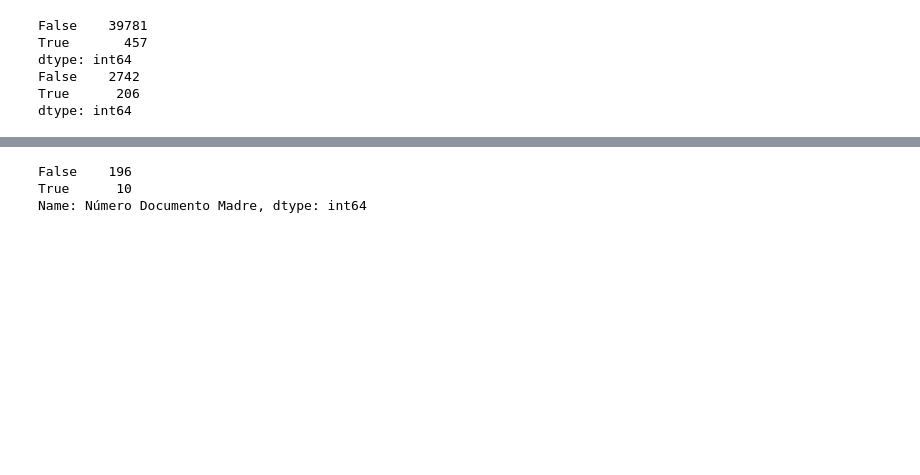
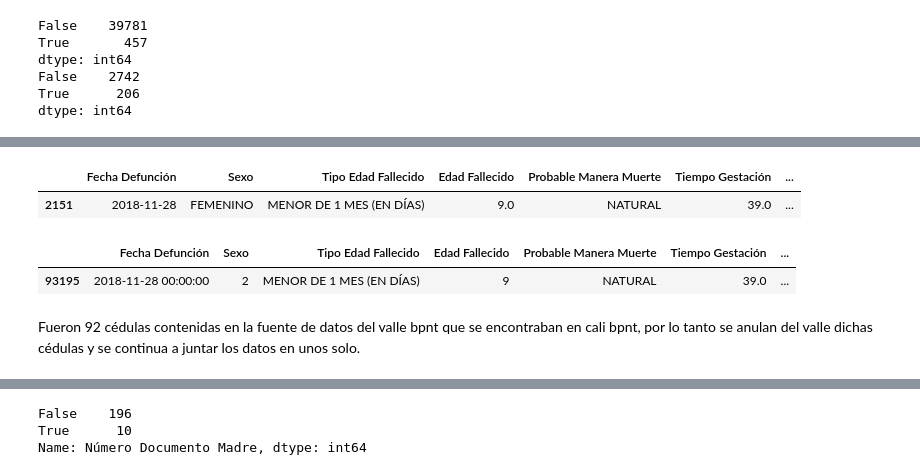
Before and after one commit to Estocastic/Hello-world, a Jupyter notebook: COD_BPN_V2.ipynb, the cells around one changed output, grey strips where cells are left out. Saved outputs shown, nothing was run; the diff lists cells and outputs as text; code cells hidden in the pictures; blank space fills up the shorter version.

```diff
--- a/COD_BPN_V2.ipynb
+++ b/COD_BPN_V2.ipynb
@@ -447,6 +469,6 @@ Es posible que en el valle del cauca exista un subregistro debido a que la compa
 # %%
-def_inf_cali = def_cali[f_menoraño_cali]
-def_inf_valle = def_valle[f_menoraño_valle]
+def_inf_cali = def_cali[f_menoraño_cali].copy()
+def_inf_valle = def_valle[f_menoraño_valle].copy()
 # %%
 print(def_inf_cali.shape)
 print(def_inf_valle.shape)
@@ -533,3 +555,3 @@ dtype: int64
 # %%
-def_bpnt_cali = def_inf_cali[f_bpnt_cali]
-def_bpnt_valle = def_inf_valle[f_bpnt_valle]
+def_bpnt_cali = def_inf_cali[f_bpnt_cali].copy()
+def_bpnt_valle = def_inf_valle[f_bpnt_valle].copy()
@@ -535,0 +589,12 @@ def_bpnt_valle = def_inf_valle[f_bpnt_valle]
+# %%
+def_bpnt_cali[def_bpnt_cali['Número Documento Madre'] == 1107077012]
+# %% [output]
+|  | Fecha Defunción | Sexo | Tipo Edad Fallecido | Edad Fallecido | Probable Manera Muerte | Tiempo Gestación | ... |
+| 2151 | 2018-11-28 | FEMENINO | MENOR DE 1 MES (EN DÍAS) | 9.0 | NATURAL | 39.0 | ... |
+# %%
+def_bpnt_valle[def_bpnt_valle['Número Documento Madre'] == 1107077012]
+# %% [output]
+|  | Fecha Defunción | Sexo | Tipo Edad Fallecido | Edad Fallecido | Probable Manera Muerte | Tiempo Gestación | ... |
+| 93195 | 2018-11-28 00:00:00 | 2 | MENOR DE 1 MES (EN DÍAS) | 9 | NATURAL | 39.0 | ... |
+# %% [markdown]
+Fueron 92 cédulas contenidas en la fuente de datos del valle bpnt que se encontraban en cali bpnt, por lo tanto se anulan del valle dichas cédulas y se continua a juntar los datos en unos solo.
```
Also changed, not shown: parts of 55 cells of this notebook.
